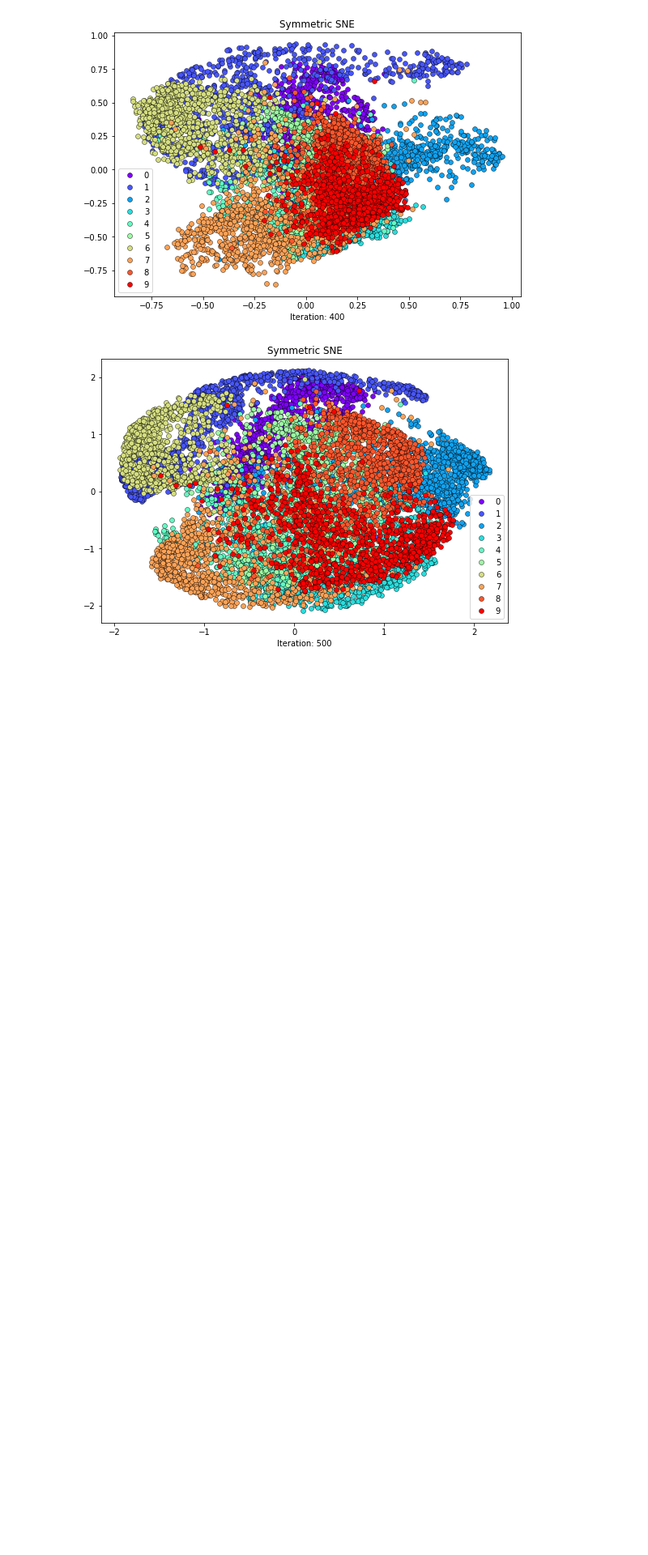
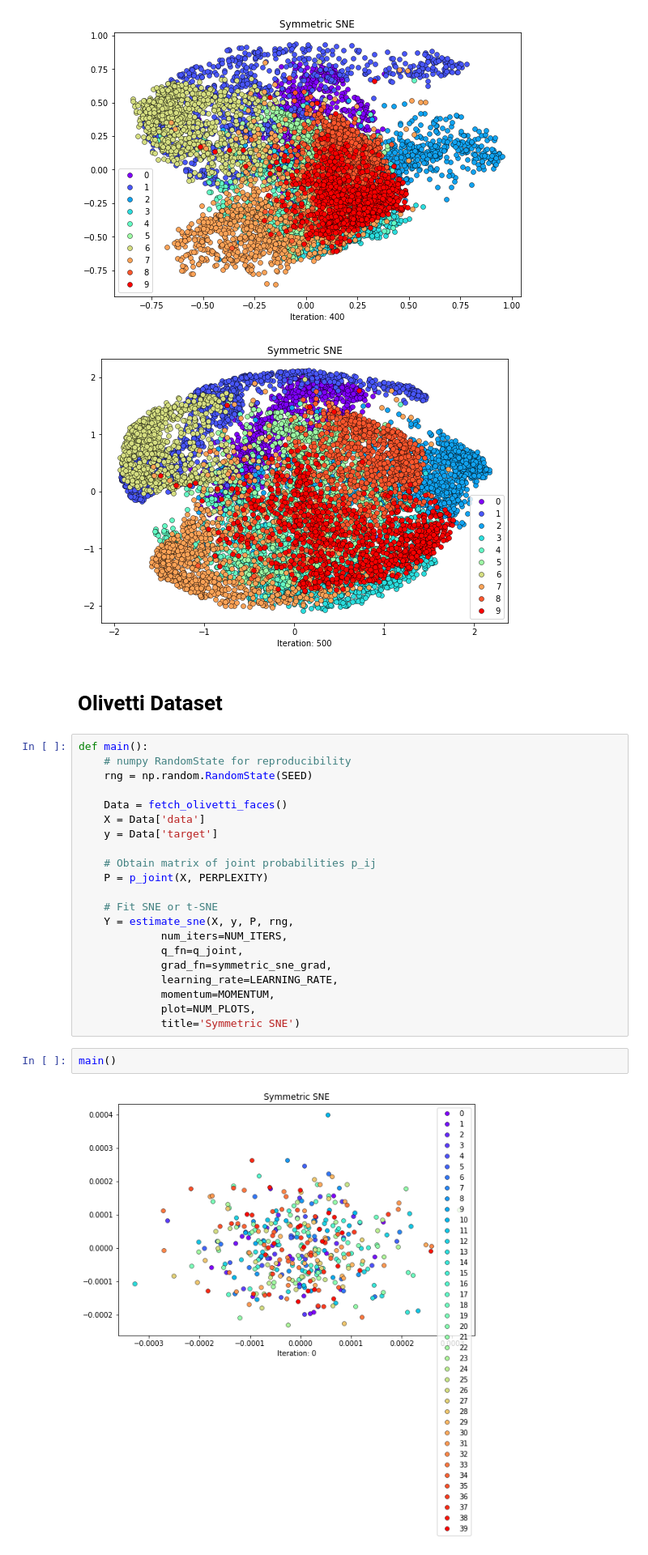
Before and after one commit to tejasvicsr1/t-SNE-Implementation, a Jupyter notebook: Symmetric-SNE.ipynb, the cells around one changed output. Shown at 81% size. Cells and saved outputs as stored; diff of their text form; blank space fills up the shorter version.

Commit message:
Added Olivetti Dataset and Final Report

```diff
--- a/Symmetric-SNE.ipynb
+++ b/Symmetric-SNE.ipynb
@@ -53,3 +53,30 @@ main()
 [figure]
 [figure]
 [figure]
+# %% [markdown]
+# Olivetti Dataset
+# %%
+def main():
+    # numpy RandomState for reproducibility
+    rng = np.random.RandomState(SEED)
+
+    Data = fetch_olivetti_faces()
+    X = Data['data']
+    y = Data['target']
+
+    # Obtain matrix of joint probabilities p_ij
+    P = p_joint(X, PERPLEXITY)
+
+    # Fit SNE or t-SNE
+    Y = estimate_sne(X, y, P, rng,
+             num_iters=NUM_ITERS,
+             q_fn=q_joint,
+             grad_fn=symmetric_sne_grad,
+             learning_rate=LEARNING_RATE,
+             momentum=MOMENTUM,
+             plot=NUM_PLOTS,
+             title='Symmetric SNE')
+# %%
+main()
+# %% [output]
+[figure, added]
```
Also changed, not shown: parts of 3 cells of this notebook, 4 other files.
